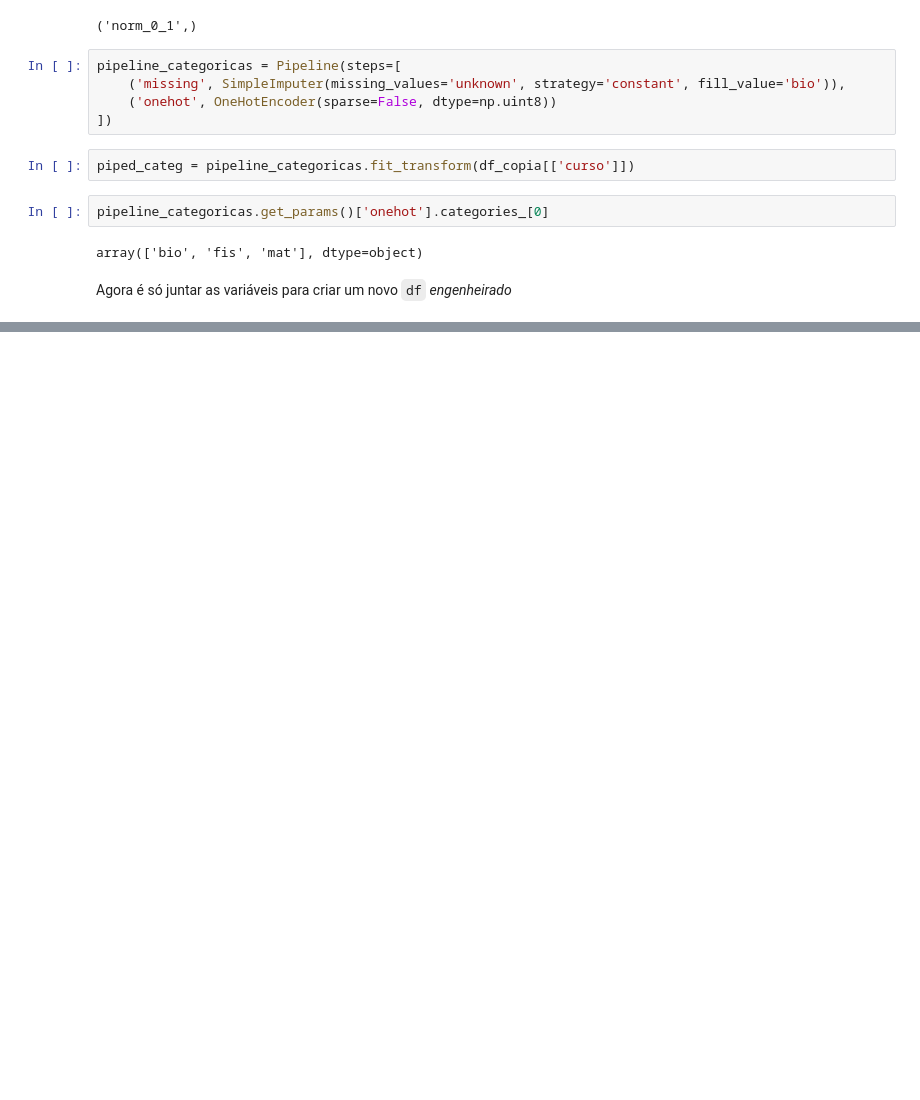
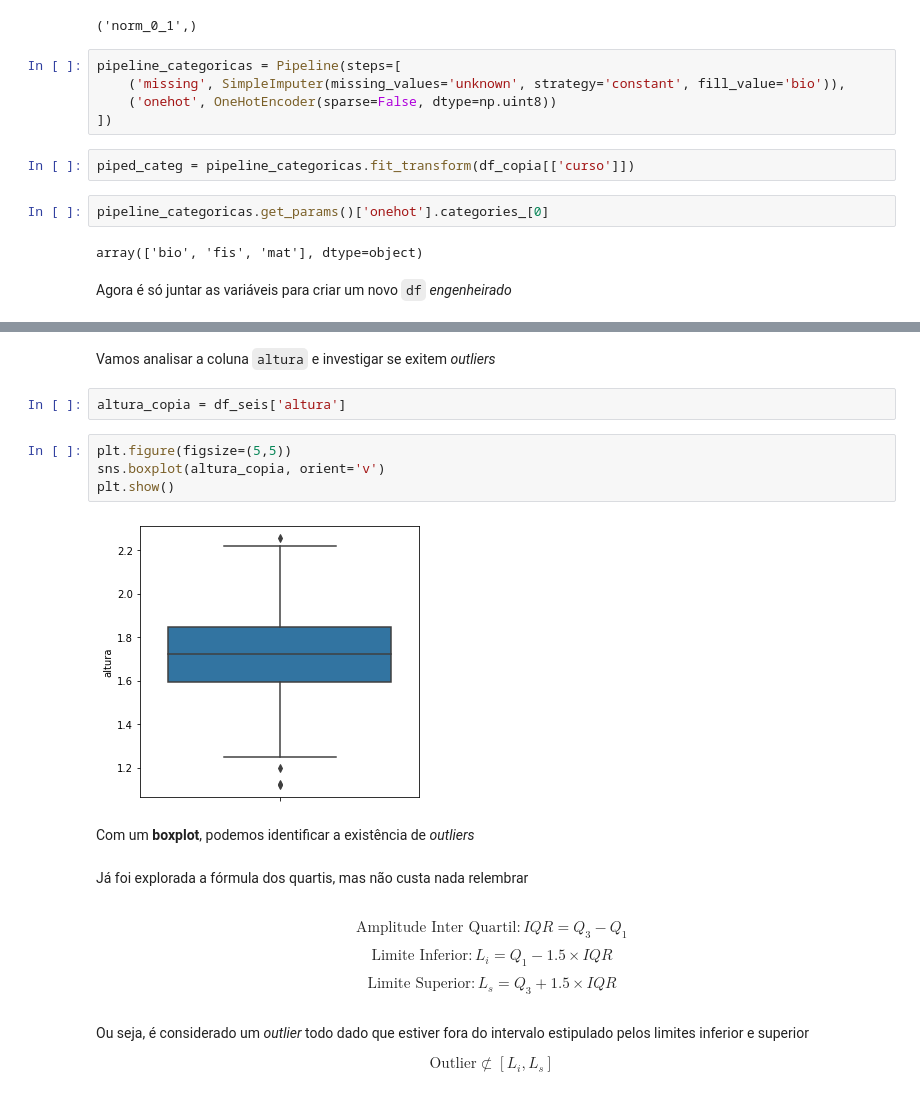
Before and after one commit to mikaelcordeiro/semanas, a Jupyter notebook: semana7/teoria.ipynb, the cells around one changed output, grey strips where cells are left out. Saved outputs shown, nothing was run; the diff lists cells and outputs as text; blank space fills up the shorter version.

Commit message:
teoria de outliers

```diff
--- a/semana7/teoria.ipynb
+++ b/semana7/teoria.ipynb
@@ -369,0 +377,22 @@ Teremos que lidar com eles
+# %% [markdown]
+Vamos analisar a coluna `altura` e investigar se exitem *outliers*
+# %%
+altura_copia = df_seis['altura']
+# %%
+plt.figure(figsize=(5,5))
+sns.boxplot(altura_copia, orient='v')
+plt.show()
+# %% [output]
+[figure, added]
+# %% [markdown]
+Com um **boxplot**, podemos identificar a existência de *outliers*
+# %% [markdown]
+Já foi explorada a fórmula dos quartis, mas não custa nada relembrar
+# %% [markdown]
+$$\text{Amplitude Inter Quartil}: IQR=Q_3-Q_1$$
+$$\text{Limite Inferior}: L_i=Q_1-1.5\times IQR$$
+$$\text{Limite Superior}: L_s=Q_3+1.5\times IQR$$
+# %% [markdown]
+Ou seja, é considerado um *outlier* todo dado que estiver fora do intervalo estipulado pelos limites inferior e superior
+
+$$\text{Outlier} \not\subset [L_i, L_s]$$
```
Also changed, not shown: parts of 22 cells of this notebook.
